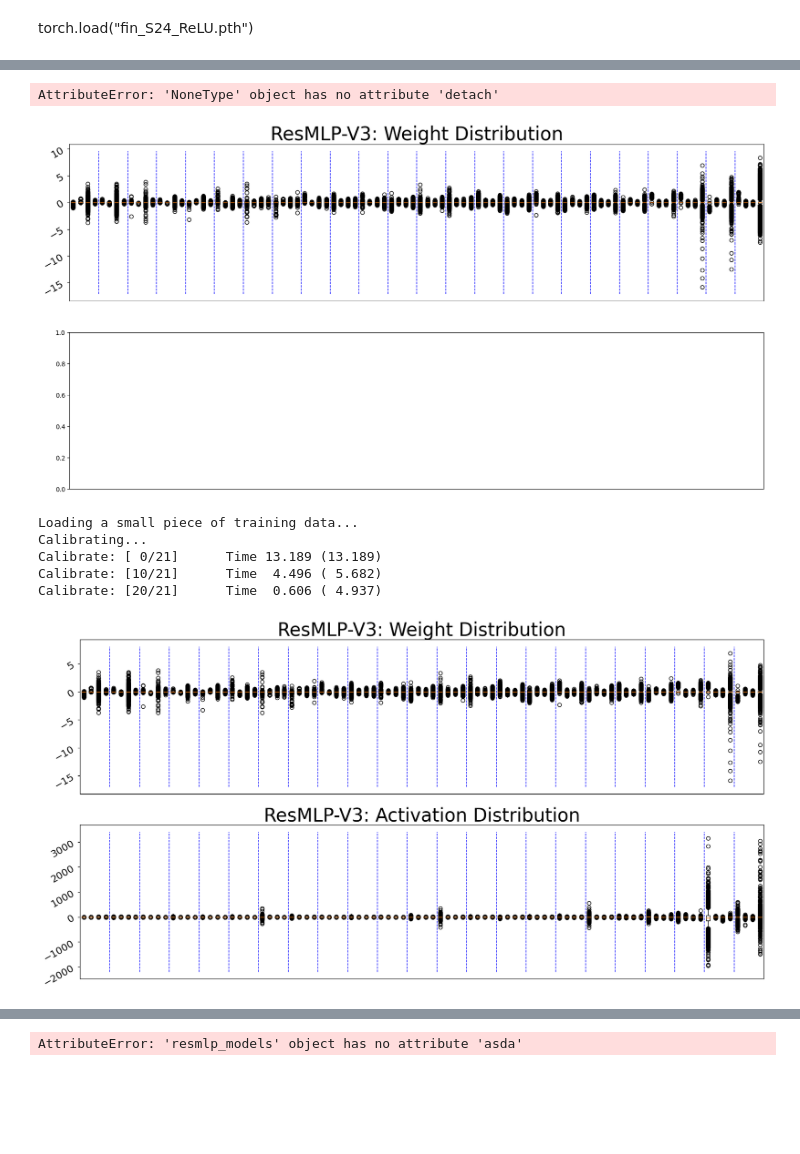
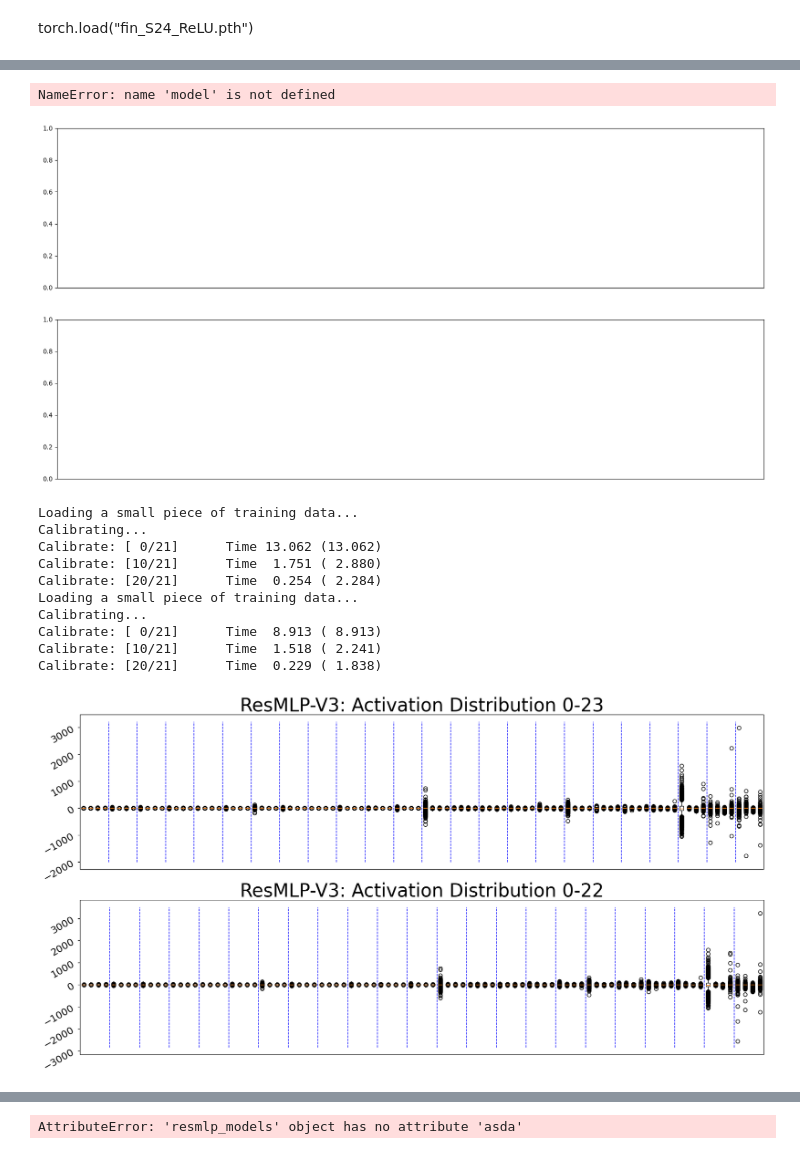
Before and after one commit to scott306lr/ResMLP_QAT, a Jupyter notebook: model_v3_analyze.ipynb, the cells around one changed output, grey strips where cells are left out. Saved outputs shown, nothing was run; the diff lists cells and outputs as text; code cells hidden in the pictures; blank space fills up the shorter version.

```diff
--- a/model_v3_analyze.ipynb
+++ b/model_v3_analyze.ipynb
@@ -2,17 +2,18 @@
 import matplotlib.pyplot as plt
 from src.models import *
 from src.model_analysis.utils import same_output
-from src.post_quant.cle import cle_for_resmlp
+from src.post_quant.cle import cle_for_resmlp, cle_for_resmlp_v3
 from src.post_quant.bias_absorb import ba_for_resmlp
 from src.model_analysis.visualize import layer_dist, act_dist, simulate_input, scale_plot, add_value_labels, get_linear_layers
 
 org_model = resmlp_24_v3(pretrained=True).eval()
-model = resmlp_24_v3(pretrained=True).eval()
-print(same_output(model, org_model, eps=1e-5))
+model1 = resmlp_24(pretrained=True).eval()
+model2 = resmlp_24_v3(pretrained=True).eval()
+# print(same_output(model1, org_model, eps=1e-5))
 
 # model_norm = resmlp_24_norm(pretrained=False).eval()
 # model_norm.load_state_dict(torch.load("771.pth")["model"])
-qmodel = q_resmlp_v3(model)
+# qmodel = q_resmlp_v3(model)
 
 # # test CLE
 # org_model = resmlp_24(pretrained=False).eval()
@@ -54,35 +38,43 @@ ax[1].get_xaxis().set_visible(False)
 
 # cle_for_resmlp(model)
 model.cpu()
-layer_dist(model, 0, 23, name="ResMLP-V3: Weight Distribution", ax=ax[0])
+cle_for_resmlp(model1)
+layer_dist(model1, 0, 23, name="ResMLP: Weight Distribution (CLE)", ax=ax[0])
 
 model.cpu()
-layer_dist(model, 0, 23, name='ResMLP-V3: Bias Distribution', ax=ax[1], type="bias")
+cle_for_resmlp_v3(model2)
+layer_dist(model2, 0, 23, name="ResMLP-V3: Weight Distribution (CLE)", ax=ax[1])
+# layer_dist(model, 0, 23, name='ResMLP-V3: Bias Distribution', ax=ax[1], type="bias")
 # cle_for_resmlp(model)
 # res_
 # cle_for_resmlp(model_norm)
 # layer_dist(model, 0, 23, name="ResMLP-BN: Weight Distribution (before CLE)", ax=ax[1])
 # %% [output]
-AttributeError: 'NoneType' object has no attribute 'detach'
+NameError: name 'model' is not defined
-[figure, old version]
+[figure, new version]
 # %%
 fig, ax = plt.subplots(2,1, figsize=(20, 10))
 ax[0].get_xaxis().set_visible(False)
 ax[1].get_xaxis().set_visible(False)
 
 # cle_for_resmlp(model)
-model.cpu()
-layer_dist(model, 0, 22, name="ResMLP-V3: Weight Distribution", ax=ax[0])
+model.cuda()
+act_dist(model, 0, 23, name='ResMLP-V3: Activation Distribution 0-23', ax=ax[0], real_sim=True)
 
 model.cuda()
-act_dist(model, 0, 22, name='ResMLP-V3: Activation Distribution', ax=ax[1], real_sim=True)
+act_dist(model, 0, 22, name='ResMLP-V3: Activation Distribution 0-22', ax=ax[1], real_sim=True)
 # %% [output]
 Loading a small piece of training data...
 Calibrating...
-Calibrate: [ 0/21]      Time 13.189 (13.189)
-Calibrate: [10/21]      Time  4.496 ( 5.682)
-Calibrate: [20/21]      Time  0.606 ( 4.937)
+Calibrate: [ 0/21]      Time 13.062 (13.062)
+Calibrate: [10/21]      Time  1.751 ( 2.880)
+Calibrate: [20/21]      Time  0.254 ( 2.284)
+Loading a small piece of training data...
+Calibrating...
+Calibrate: [ 0/21]      Time  8.913 ( 8.913)
+Calibrate: [10/21]      Time  1.518 ( 2.241)
+Calibrate: [20/21]      Time  0.229 ( 1.838)
-[figure, old version]
+[figure, new version]
 # %%
 fig, ax = plt.subplots(2,1, figsize=(20, 10))
 ax[0].get_xaxis().set_visible(False)
```
Also changed, not shown: parts of 3 cells of this notebook, 1 other file.
